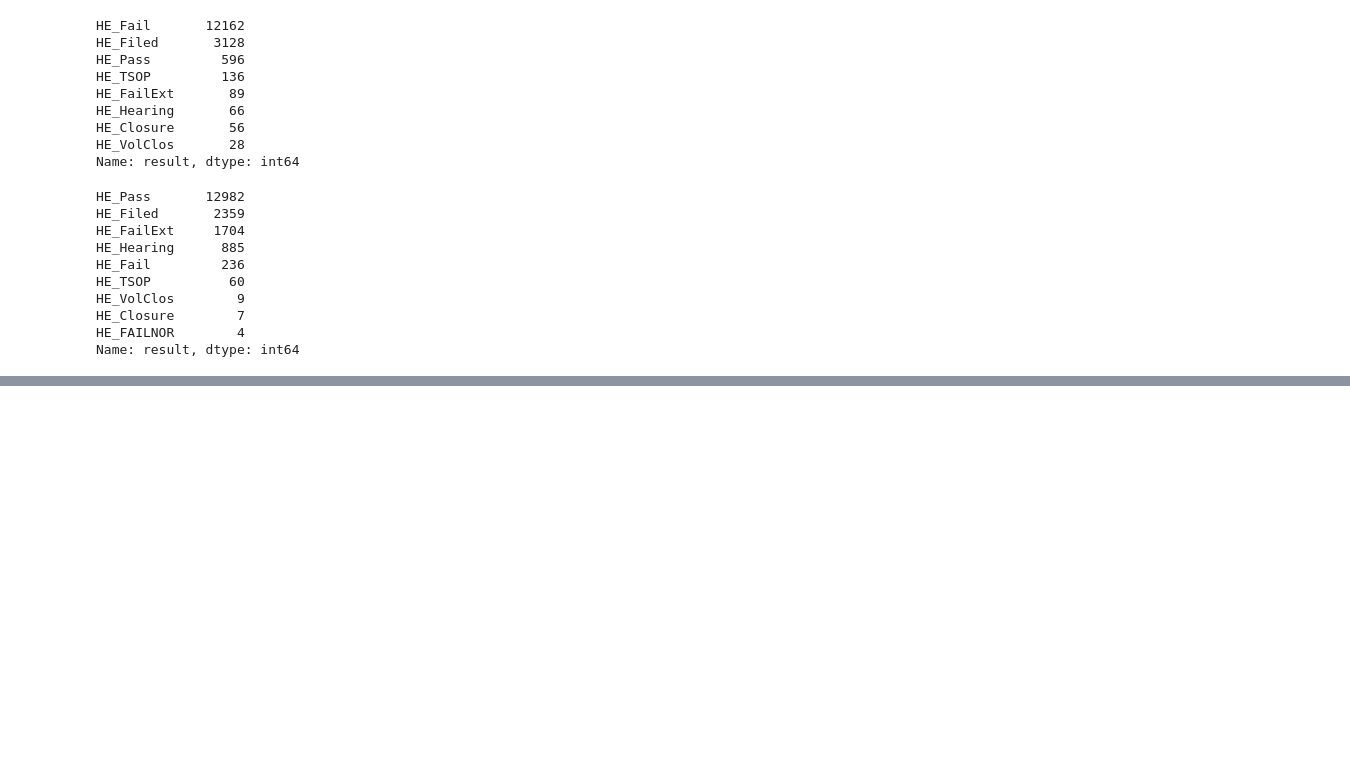
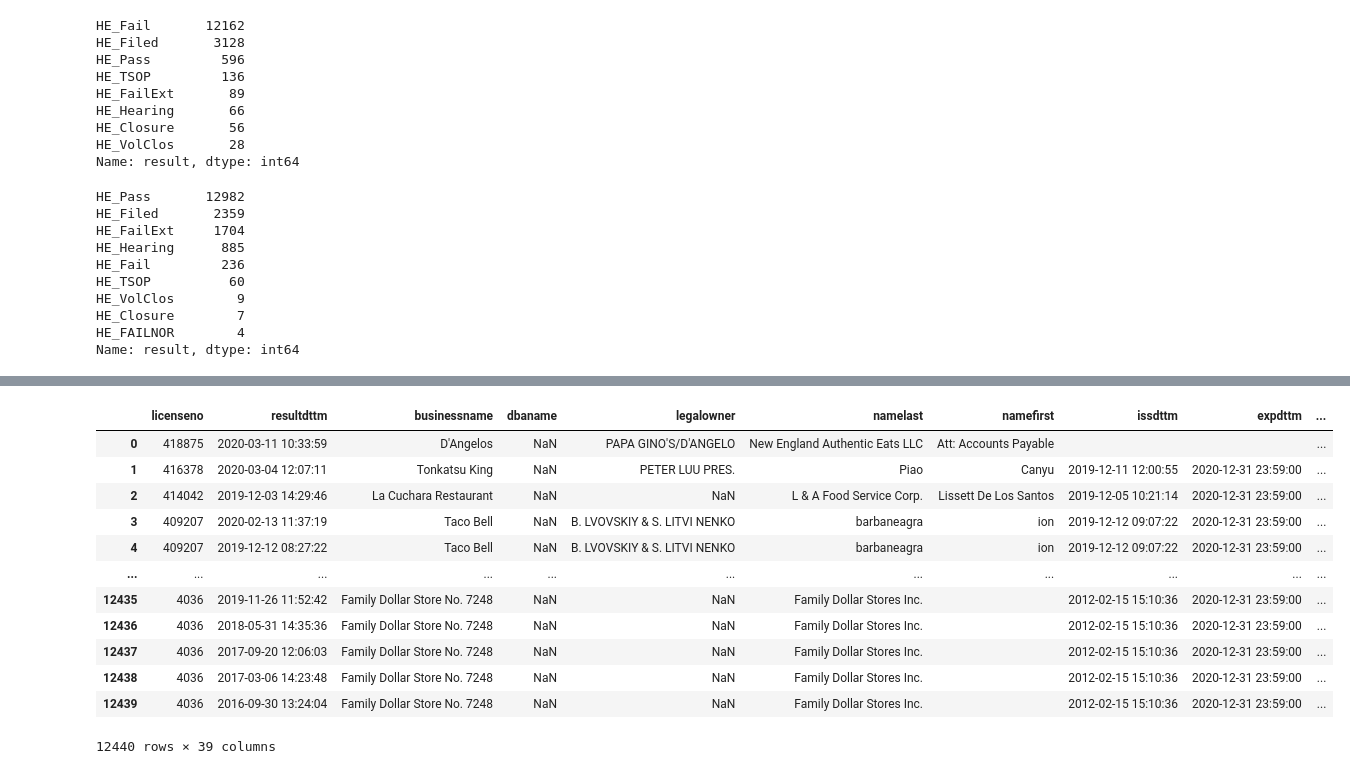
Before and after one commit to navish92/Restaurant_Inspections, a Jupyter notebook: Reshaping_Inspection_Data.ipynb, the cells around one changed output, grey strips where cells are left out. Drawn from its saved outputs; the diff is of its cells as text; code cells hidden in the pictures; blank space fills up the shorter version.

```diff
--- a/Reshaping_Inspection_Data.ipynb
+++ b/Reshaping_Inspection_Data.ipynb
@@ -266,0 +290,12 @@ df_many_routine_ins
+# %%
+for index,series in df_many_routine_ins.iterrows():
+
+    if series.routine_ins_recency == 0:
+        df_many_routine_ins.loc[index,'target'] = series.result_type
+    if series.routine_ins_recency == 1:
+        df_many_routine_ins.loc[index-1,'most_recent_previous_ins'] = series.result_type
+    if series.routine_ins_recency == 2:
+        df_many_routine_ins.loc[index-2,'2nd_most_recent_previous_ins'] = series.result_type
+
+
+# df_many_routine_ins[df_many_routine_ins.routine_ins_recency == 0]
@@ -266,0 +312,24 @@ df_many_routine_ins
+# %%
+#filling the nan's in '2nd_most_recent_previous_ins' & 'most_recent_previous_ins'
+
+df_many_routine_ins.loc[:,['most_recent_previous_ins','2nd_most_recent_previous_ins']] = \
+                    df_many_routine_ins.loc[:,['most_recent_previous_ins','2nd_most_recent_previous_ins']].fillna(method='ffill')
+# %%
+#dropping target rows to avoid target leakage
+df_many_routine_ins_wo_target = df_many_routine_ins[df_many_routine_ins.target.isna()].reset_index(drop=True)
+
+df_many_routine_ins_wo_target
+# %% [output]
+|  | licenseno | resultdttm | businessname | dbaname | legalowner | namelast | namefirst | issdttm | expdttm | ... |
+| 0 | 418875 | 2020-03-11 10:33:59 | D'Angelos | NaN | PAPA GINO'S/D'ANGELO | New England Authentic Eats LLC | Att: Accounts Payable |  |  | ... |
+| 1 | 416378 | 2020-03-04 12:07:11 | Tonkatsu King | NaN | PETER LUU PRES. | Piao | Canyu | 2019-12-11 12:00:55 | 2020-12-31 23:59:00 | ... |
+| 2 | 414042 | 2019-12-03 14:29:46 | La Cuchara Restaurant | NaN | NaN | L & A Food Service Corp. | Lissett De Los Santos | 2019-12-05 10:21:14 | 2020-12-31 23:59:00 | ... |
+| 3 | 409207 | 2020-02-13 11:37:19 | Taco Bell | NaN | B. LVOVSKIY & S. LITVI NENKO | barbaneagra | ion | 2019-12-12 09:07:22 | 2020-12-31 23:59:00 | ... |
+| 4 | 409207 | 2019-12-12 08:27:22 | Taco Bell | NaN | B. LVOVSKIY & S. LITVI NENKO | barbaneagra | ion | 2019-12-12 09:07:22 | 2020-12-31 23:59:00 | ... |
+| ... | ... | ... | ... | ... | ... | ... | ... | ... | ... | ... |
+| 12435 | 4036 | 2019-11-26 11:52:42 | Family Dollar Store No. 7248 | NaN | NaN | Family Dollar Stores Inc. |  | 2012-02-15 15:10:36 | 2020-12-31 23:59:00 | ... |
+| 12436 | 4036 | 2018-05-31 14:35:36 | Family Dollar Store No. 7248 | NaN | NaN | Family Dollar Stores Inc. |  | 2012-02-15 15:10:36 | 2020-12-31 23:59:00 | ... |
+| 12437 | 4036 | 2017-09-20 12:06:03 | Family Dollar Store No. 7248 | NaN | NaN | Family Dollar Stores Inc. |  | 2012-02-15 15:10:36 | 2020-12-31 23:59:00 | ... |
+| 12438 | 4036 | 2017-03-06 14:23:48 | Family Dollar Store No. 7248 | NaN | NaN | Family Dollar Stores Inc. |  | 2012-02-15 15:10:36 | 2020-12-31 23:59:00 | ... |
+| 12439 | 4036 | 2016-09-30 13:24:04 | Family Dollar Store No. 7248 | NaN | NaN | Family Dollar Stores Inc. |  | 2012-02-15 15:10:36 | 2020-12-31 23:59:00 | ... |
+12440 rows × 39 columns
```
Also changed, not shown: parts of 10 cells of this notebook.
